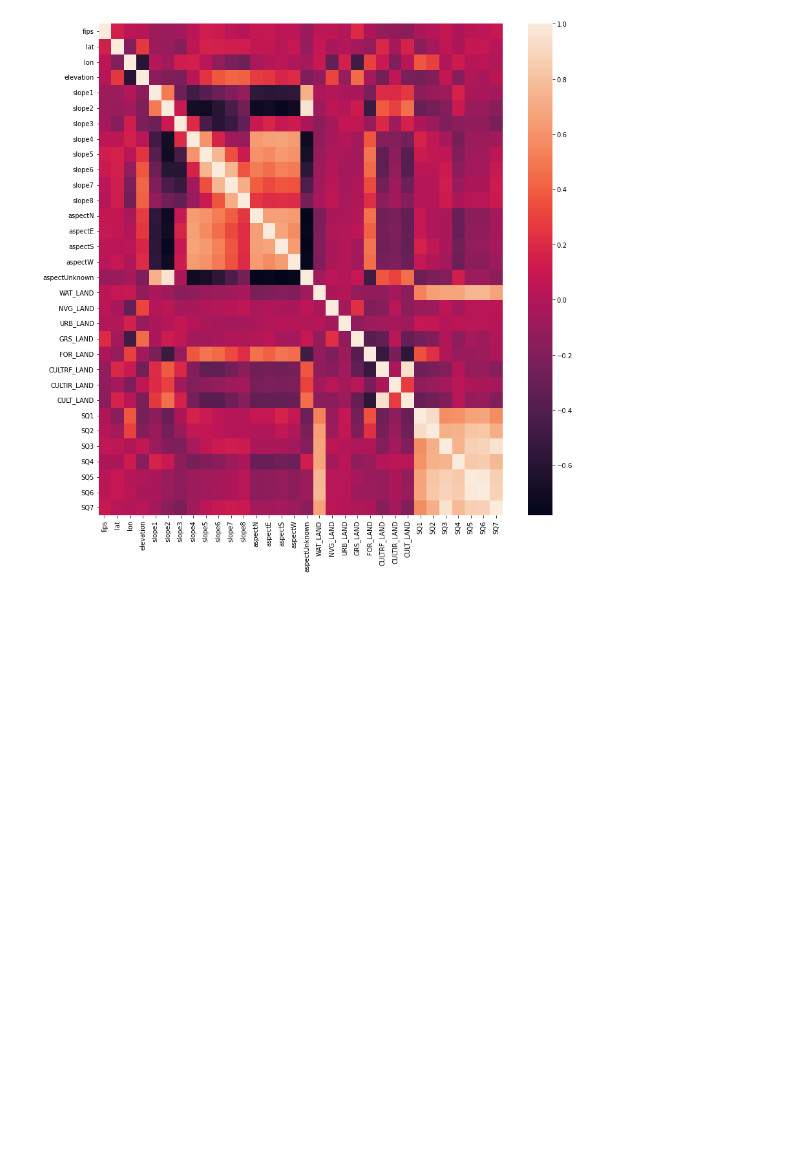
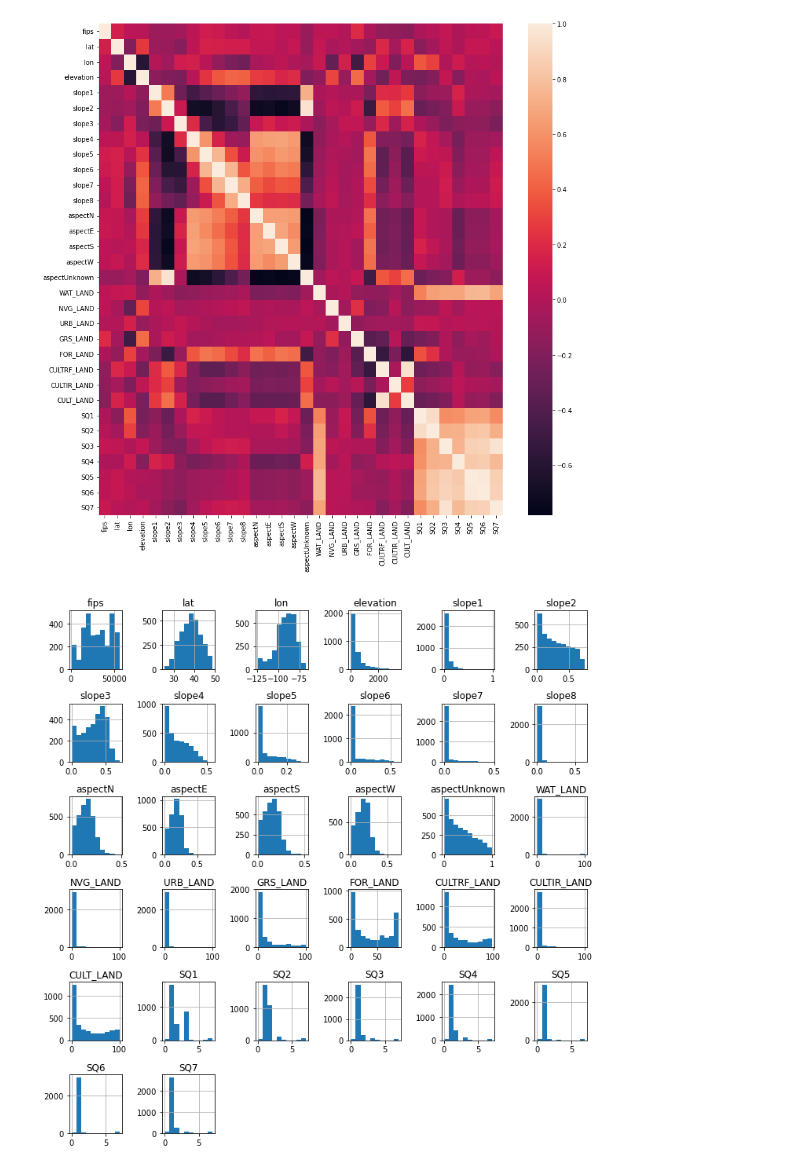
Before and after one commit to ChadDelany/drought_prediction, a Jupyter notebook: Notebooks/02a_Exploratory_Data_Analysis.ipynb, the cells around one changed output. Saved outputs shown, nothing was run; the diff lists cells and outputs as text; code cells hidden in the pictures; blank space fills up the shorter version.

Commit message:
adding histograms for all variables

```diff
--- a/Notebooks/02a_Exploratory_Data_Analysis.ipynb
+++ b/Notebooks/02a_Exploratory_Data_Analysis.ipynb
@@ -179,3 +179,8 @@ plt.subplots(figsize=(14,14))
 sns.heatmap(soil_set.corr(), annot=False, fmt='.2f');
 # %% [output]
 [figure]
+# %%
+soil_set.hist(figsize=(10,10))
+plt.tight_layout()
+# %% [output]
+[figure, added]
```
Also changed, not shown: parts of 1 cell of this notebook.
